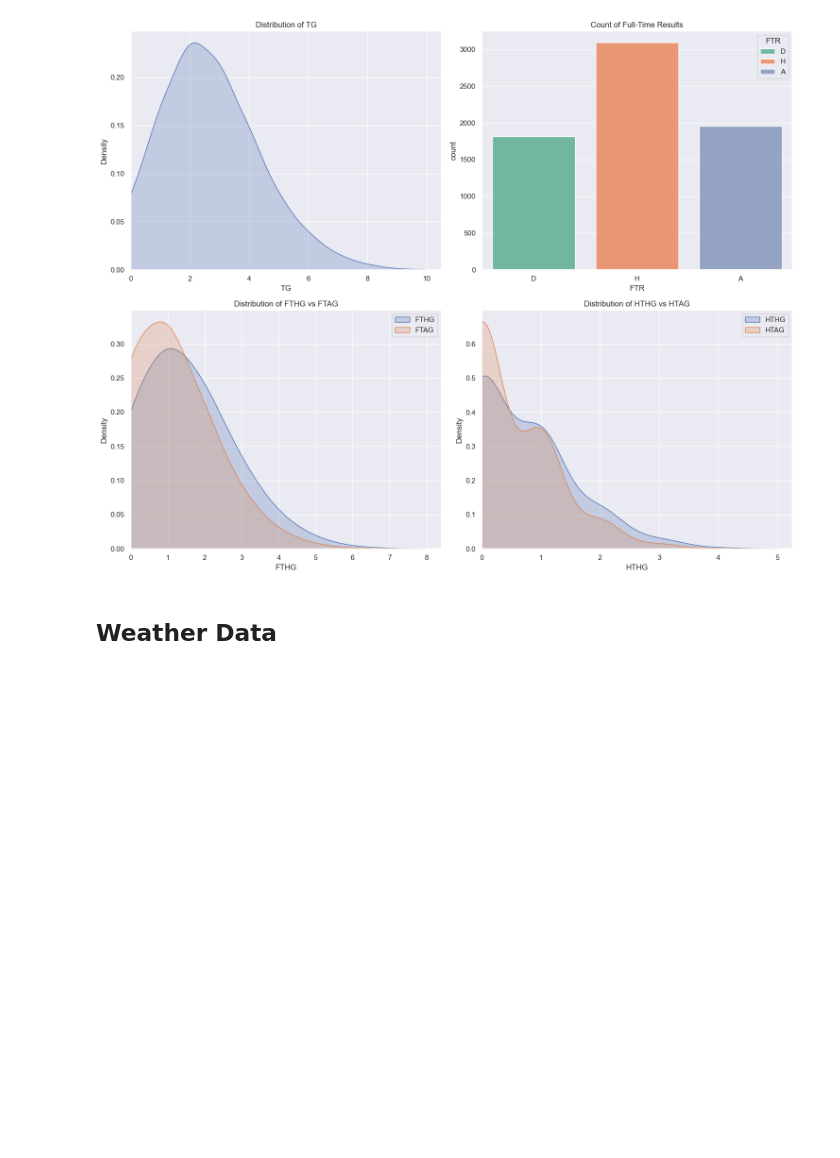
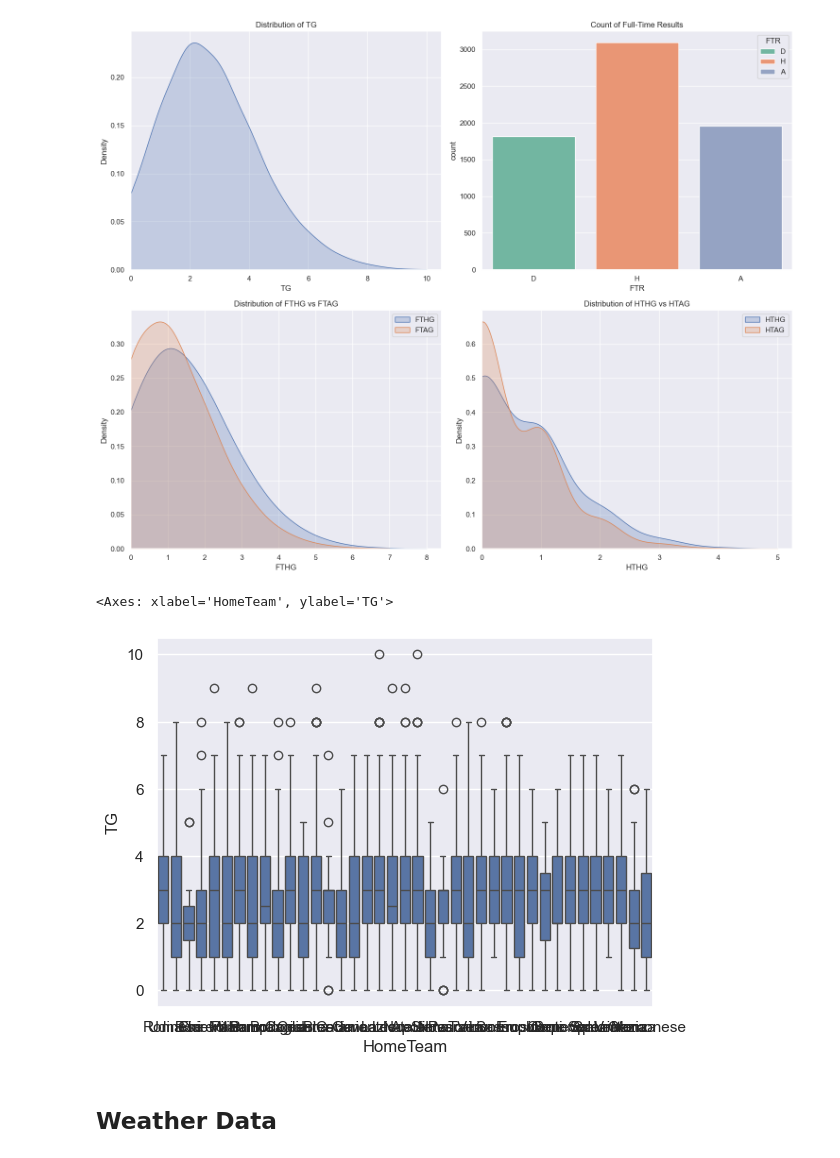
Before and after one commit to RomanTomz/football-analysis, a Jupyter notebook: notebooks/eda.ipynb, the cells around one changed output. Saved outputs shown, nothing was run; the diff lists cells and outputs as text; code cells hidden in the pictures; blank space fills up the shorter version.

```diff
--- a/notebooks/eda.ipynb
+++ b/notebooks/eda.ipynb
@@ -22,7 +25,7 @@ import seaborn as sns
 from data_collection.data_collector import DataCollector
 # %%
 dc = DataCollector('serie_a')
-df = dc.collect_data(year_start=2003, year_end=2023, write_csv=False)
+df = dc.collect_data(year_start=2010, year_end=2023, write_csv=False)
 # sample output
 
 df.head()
@@ -105,6 +106,11 @@ plt.tight_layout()
 plt.show()
 # %% [output]
 [figure]
+# %%
+sns.boxplot(x=df['HomeTeam'], y=df['TG'])
+# %% [output]
+<Axes: xlabel='HomeTeam', ylabel='TG'>
+[figure, added]
 # %% [markdown]
 ## Weather Data
 # %%
```
Also changed, not shown: parts of 8 cells of this notebook.
